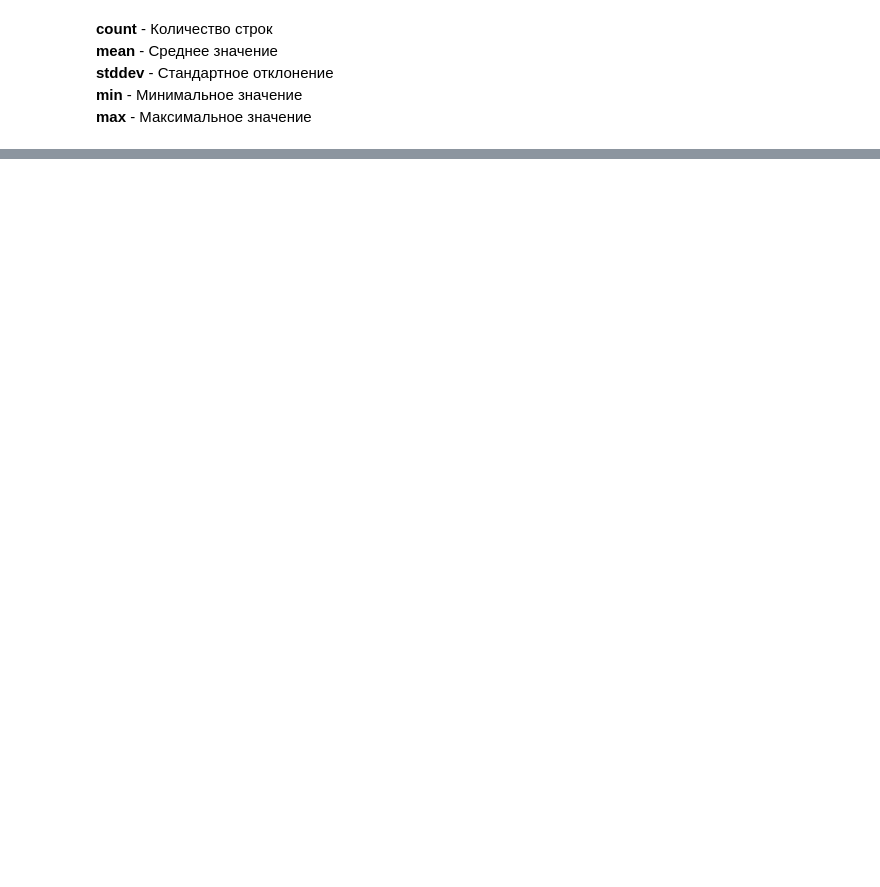
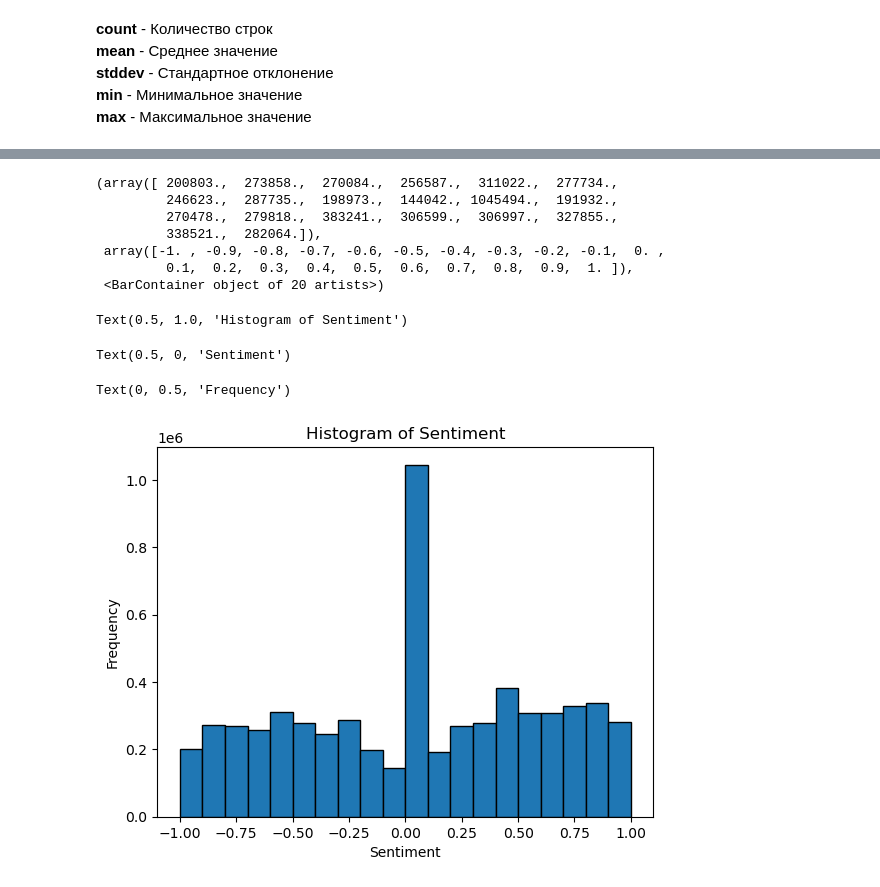
Before and after one commit to waltalgg/SOBD, a Jupyter notebook: Lab1.ipynb, the cells around one changed output, grey strips where cells are left out. Saved outputs shown, nothing was run; the diff lists cells and outputs as text; code cells hidden in the pictures; blank space fills up the shorter version.

```diff
--- a/Lab1.ipynb
+++ b/Lab1.ipynb
@@ -215,0 +268,19 @@ Median score: 2.0
+# %%
+sentiment_df = df.select("sentiment").rdd.flatMap(lambda x: x).collect()
+plt.hist(sentiment_df, bins=20, edgecolor='black')
+plt.title('Histogram of Sentiment')
+plt.xlabel('Sentiment')
+plt.ylabel('Frequency')
+plt.show()
+# %% [output]
+(array([ 200803.,  273858.,  270084.,  256587.,  311022.,  277734.,
+         246623.,  287735.,  198973.,  144042., 1045494.,  191932.,
+         270478.,  279818.,  383241.,  306599.,  306997.,  327855.,
+         338521.,  282064.]),
+ array([-1. , -0.9, -0.8, -0.7, -0.6, -0.5, -0.4, -0.3, -0.2, -0.1,  0. ,
+         0.1,  0.2,  0.3,  0.4,  0.5,  0.6,  0.7,  0.8,  0.9,  1. ]),
+ <BarContainer object of 20 artists>)
+Text(0.5, 1.0, 'Histogram of Sentiment')
+Text(0.5, 0, 'Sentiment')
+Text(0, 0.5, 'Frequency')
+[figure, added]
```
Also changed, not shown: parts of 12 cells of this notebook.
